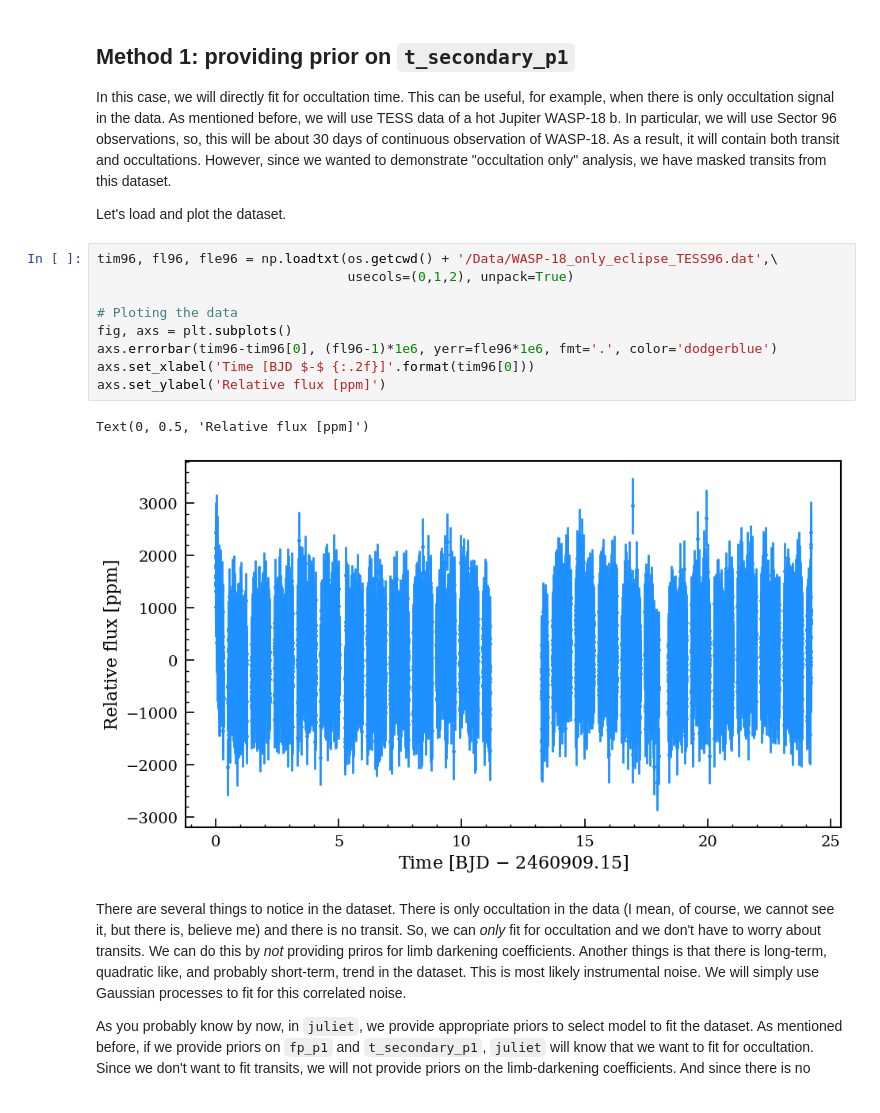
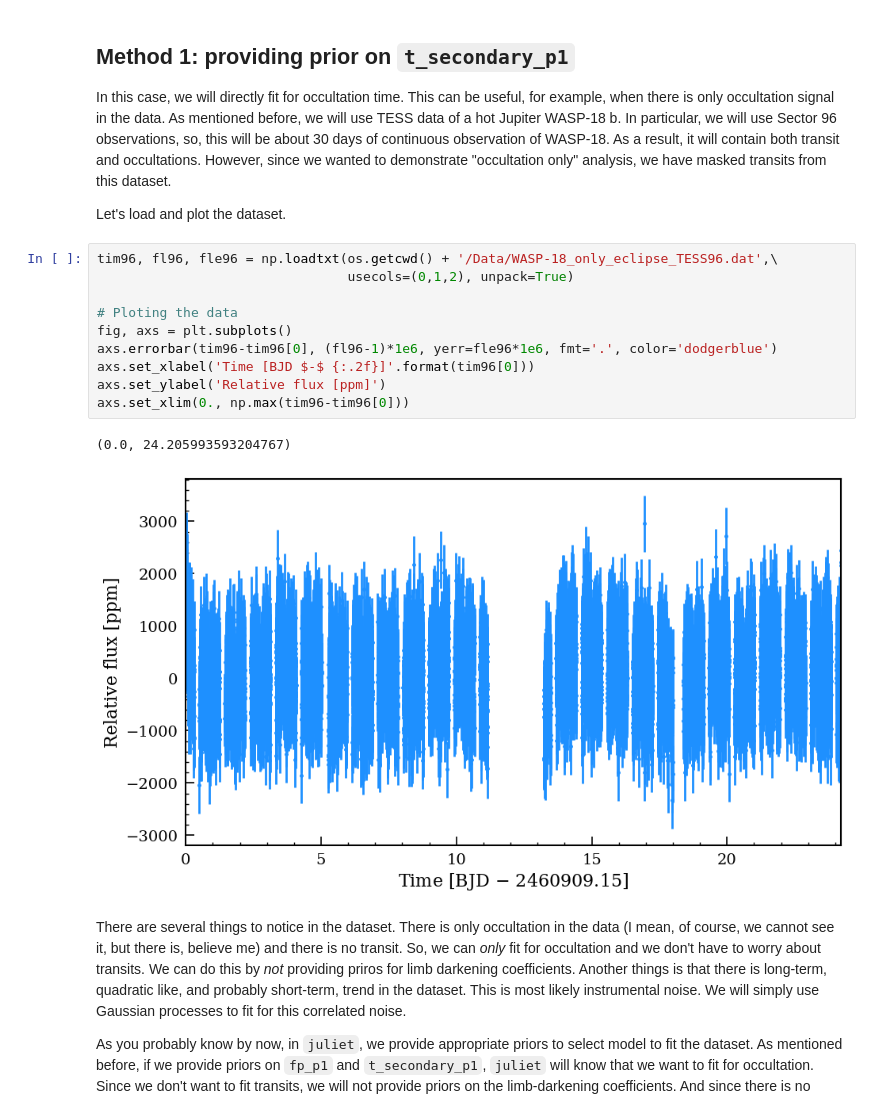
Before and after one commit to Jayshil/juliet-examples, a Jupyter notebook: single_instrument.ipynb, the cells around one changed output. Drawn from its saved outputs; the diff is of its cells as text.

```diff
--- a/single_instrument.ipynb
+++ b/single_instrument.ipynb
@@ -45,15 +45,16 @@ Let's load and plot the dataset.
 # %%
 tim96, fl96, fle96 = np.loadtxt(os.getcwd() + '/Data/WASP-18_only_eclipse_TESS96.dat',\
                                 usecols=(0,1,2), unpack=True)
 
 # Ploting the data
 fig, axs = plt.subplots()
 axs.errorbar(tim96-tim96[0], (fl96-1)*1e6, yerr=fle96*1e6, fmt='.', color='dodgerblue')
 axs.set_xlabel('Time [BJD $-$ {:.2f}]'.format(tim96[0]))
 axs.set_ylabel('Relative flux [ppm]')
+axs.set_xlim(0., np.max(tim96-tim96[0]))
 # %% [output]
-Text(0, 0.5, 'Relative flux [ppm]')
+(0.0, 24.205993593204767)
-[figure, old version]
+[figure, new version]
 # %% [markdown]
 There are several things to notice in the dataset. There is only occultation in the data (I mean, of course, we cannot see it, but there is, believe me) and there is no transit. So, we can _only_ fit for occultation and we don't have to worry about transits. We can do this by _not_ providing priros for limb darkening coefficients. Another things is that there is long-term, quadratic like, and probably short-term, trend in the dataset. This is most likely instrumental noise. We will simply use Gaussian processes to fit for this correlated noise.
 
```
Also changed, not shown: parts of 8 cells of this notebook.
